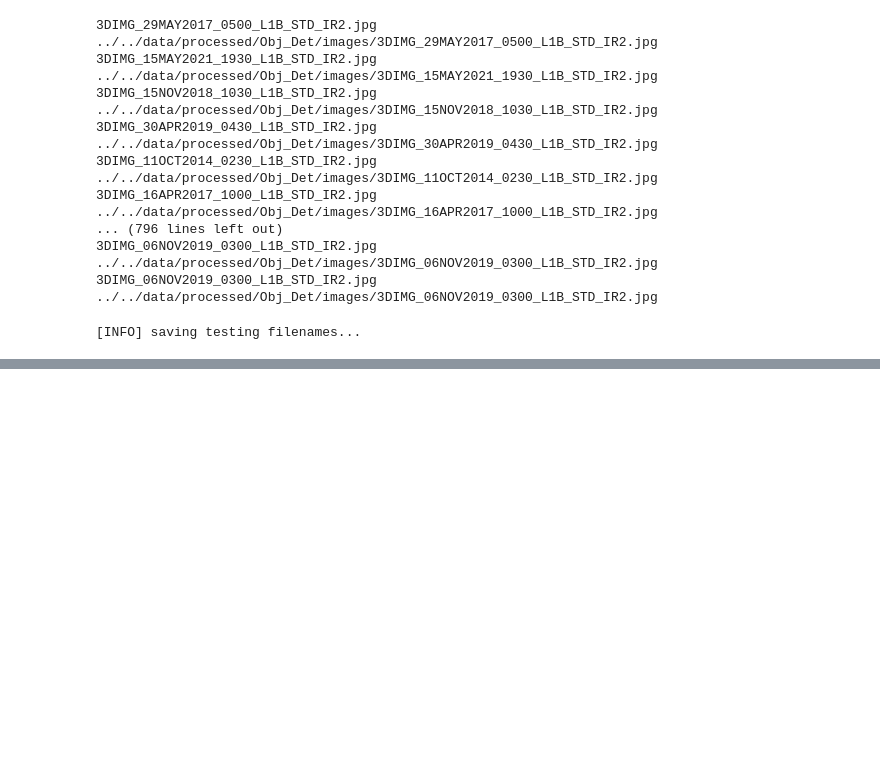
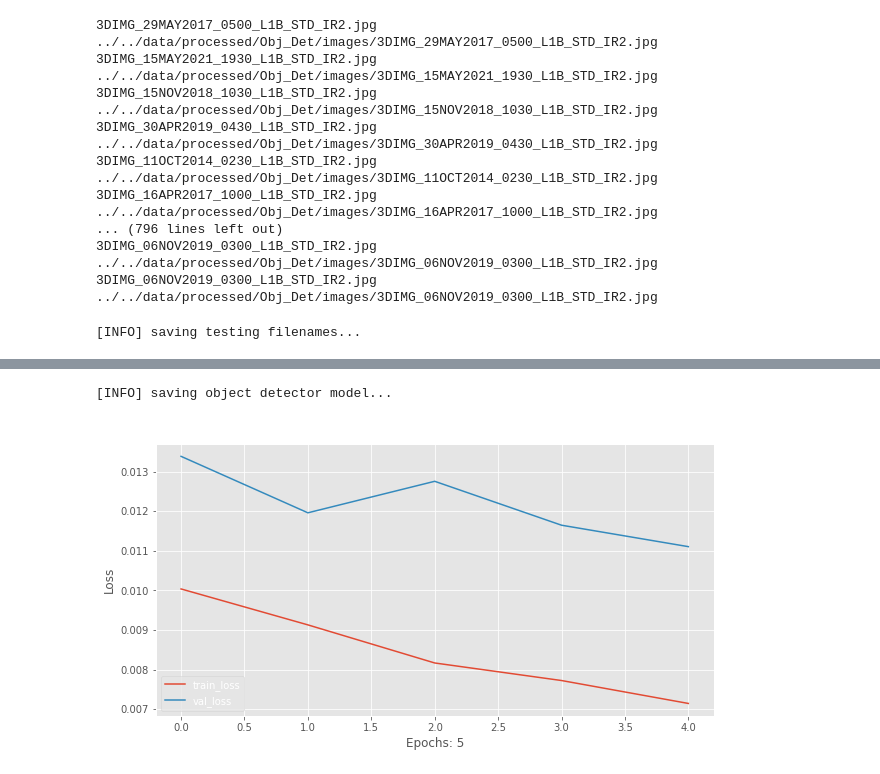
Before and after one commit to indrapaul824/VORTEX, a Jupyter notebook: vortex/notebooks/Border Box Regression.ipynb, the cells around one changed output, grey strips where cells are left out. Cells and saved outputs as stored; diff of their text form; code cells hidden in the pictures; blank space fills up the shorter version.

Commit message:
Update: add model with epoch=5

```diff
--- a/vortex/notebooks/Border Box Regression.ipynb
+++ b/vortex/notebooks/Border Box Regression.ipynb
@@ -128,7 +131,7 @@ model = Model(inputs=vgg.input, outputs=bboxHead)
 # initialize the optimizer, compile the model, and show the model
 # summary
 opt = Adam(lr=config.INIT_LR)
-model.compile(loss="mse", optimizer=opt)
+model.compile(loss="mse", optimizer=opt, metrics=["accuracy"])
 print(model.summary())
 # train the network for bounding box regression
 print("[INFO] training bounding box regressor...")
@@ -172,0 +162,19 @@ Epoch 5/5
+# %%
+# serialize the model to disk
+print("[INFO] saving object detector model...")
+model.save(config.MODEL_PATH, save_format="h5")
+
+# plot the model training history
+N = config.NUM_EPOCHS
+plt.style.use("ggplot")
+plt.figure(figsize=(10, 5))
+plt.plot(np.arange(0, N), H.history["loss"], label="train_loss")
+plt.plot(np.arange(0, N), H.history["val_loss"], label="val_loss")
+plt.title("Bounding Box Regression Loss on Training Set")
+plt.xlabel(f"Epochs: {config.NUM_EPOCHS}")
+plt.ylabel("Loss")
+plt.legend(loc="lower left")
+plt.savefig(config.PLOT_PATH)
+# %% [output]
+[INFO] saving object detector model...
+[figure, added]
```
Also changed, not shown: parts of 2 cells of this notebook, 2 other files.
